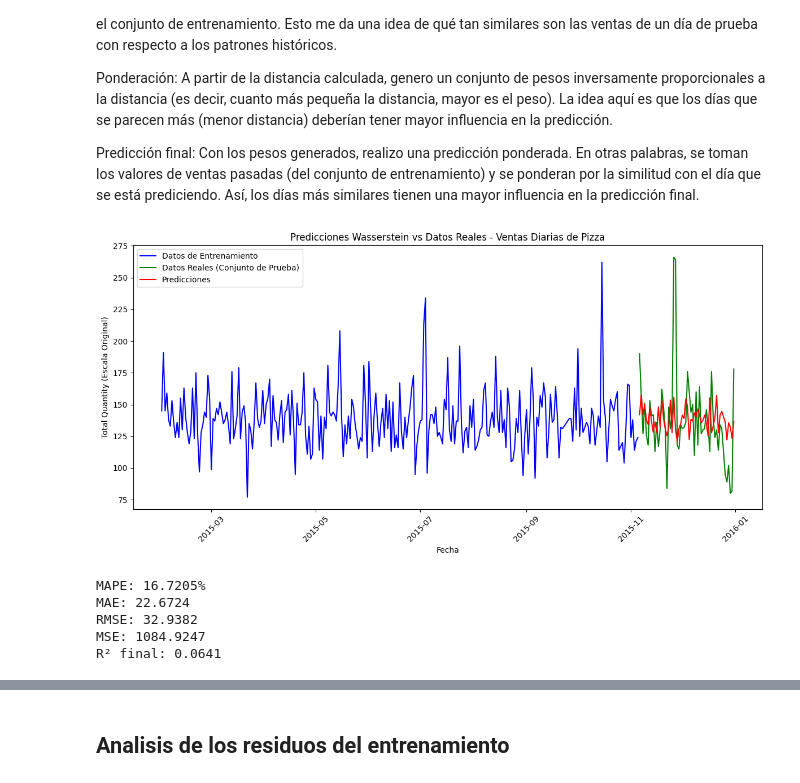
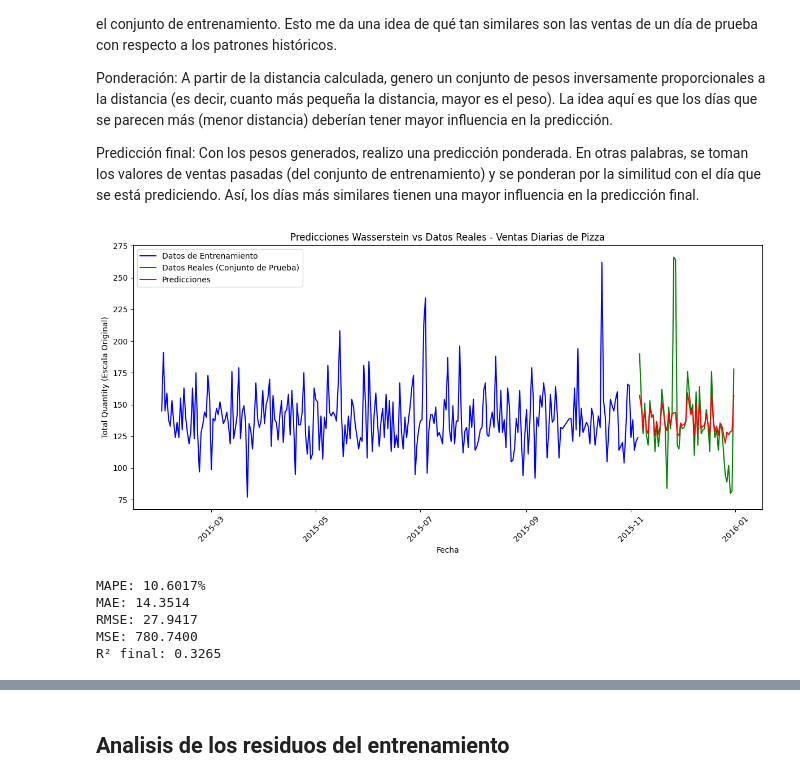
Before and after one commit to davidlizcanom16/lizcanollerenaproyectofinal, a Jupyter notebook: _sources/notebooks.ipynb, the cells around one changed output, grey strips where cells are left out. Drawn from its saved outputs; the diff is of its cells as text; code cells hidden in the pictures.

```diff
--- a/_sources/notebooks.ipynb
+++ b/_sources/notebooks.ipynb
@@ -1993,6 +2009,7 @@ import matplotlib.pyplot as plt
 from scipy.stats import wasserstein_distance
 from sklearn.metrics import mean_absolute_error, mean_squared_error, r2_score
 from sklearn.preprocessing import StandardScaler
+from sklearn.model_selection import TimeSeriesSplit
 
 # Leer el archivo Excel
 df = pd.read_excel(r"C:\Users\Davidlizcanom2486\Documents\Timeseries\jbook_ts202330\docs\PizzaSales.xlsx")
@@ -2014,6 +2031,10 @@ window = 7
 df_grouped_quantity_daily[f'lag_{lag}'] = df_grouped_quantity_daily['total_quantity'].shift(lag)
 df_grouped_quantity_daily[f'moving_average_{window}'] = df_grouped_quantity_daily['total_quantity'].rolling(window=window).mean()
 
+# Agregar más características temporales
+df_grouped_quantity_daily['day_of_week'] = df_grouped_quantity_daily.index.dayofweek
+df_grouped_quantity_daily['month'] = df_grouped_quantity_daily.index.month
+
 # Eliminar filas con valores nulos
 df_grouped_quantity_daily.dropna(inplace=True)
 
@@ -2032,56 +2053,79 @@ scaler = StandardScaler()
 X_train_scaled = scaler.fit_transform(X_train)
 X_test_scaled = scaler.transform(X_test)
 
 # Función para predecir utilizando la distancia de Wasserstein
-def wasserstein_prediction(train_X, train_y, test_X):
+def wasserstein_prediction(train_X, train_y, test_X, test_y):
     predictions = []
     for i in range(len(test_X)):
         dist = np.zeros(len(train_X))
         for j in range(len(train_X)):
-            # Calcular la distancia de Wasserstein
-            dist[j] = wasserstein_distance(train_y[j:j+1], train_y[i:i+1])
+            # Asegurarse de que los valores no sean nulos antes de calcular la distancia
+            if not np.isnan(train_y[j]) and not np.isnan(test_y[i]):
+                dist[j] = wasserstein_distance([train_y[j]], [test_y[i]])
+            else:
+                dist[j] = np.inf  # Asignar una distancia infinita si hay NaN
 
-        # Hacer la predicción ponderada
+        # Hacer la predicción ponderada solo si hay distancias válidas
         weight = 1 / (1 + dist)
-        prediction = np.sum(weight * train_y) / np.sum(weight)
+        weight[dist == np.inf] = 0  # Ignorar pesos infinitos
+
+        if np.sum(weight) > 0:  # Evitar división por cero
+            prediction = np.sum(weight * train_y) / np.sum(weight)
+        else:
+            prediction = np.nan  # Asignar NaN si no hay pesos válidos
+
         predictions.append(prediction)
 
     return np.array(predictions)
 
-# Realizar predicciones
-predictions = wasserstein_prediction(X_train_scaled, y_train, X_test_scaled)
+# Implementar validación cruzada para mejorar el modelo
+tscv = TimeSeriesSplit(n_splits=5)
+predictions_cv_list = []
+
+for train_index, test_index in tscv.split(X_train_scaled):
+    X_train_cv, X_test_cv = X_train_scaled[train_index], X_train_scaled[test_index]
+    y_train_cv, y_test_cv = y_train[train_index], y_train[test_index]
+
+    predictions_cv = wasserstein_prediction(X_train_cv, y_train_cv, X_test_scaled, y_test)  # Pasar y_test aquí
+    predictions_cv_list.append(predictions_cv)
+
+# Promediar las predicciones de cada pliegue (opcional)
+predictions = np.nanmean(predictions_cv_list, axis=0)  # Usar nanmean para ignorar NaNs
 
 # Graficar los resultados
 plt.figure(figsize=(12, 6))
 plt.plot(train_data.index, train_data['total_quantity'], label='Datos de Entrenamiento', color='blue')
 plt.plot(test_data.index, test_data['total_quantity'], label='Datos Reales (Conjunto de Prueba)', color='green')
 plt.plot(test_data.index, predictions, label='Predicciones', color='red')
 plt.title('Predicciones Wasserstein vs Datos Reales - Ventas Diarias de Pizza')
 plt.xlabel('Fecha')
 plt.ylabel('Total Quantity (Escala Original)')
 plt.legend()
 plt.xticks(rotation=45)
 plt.tight_layout()
 plt.show()
 
-# Calcular métricas de error
-mape = np.mean(np.abs((y_test - predictions) / y_test)) * 100
-mae = mean_absolute_error(y_test, predictions)
-rmse = np.sqrt(mean_squared_error(y_test, predictions))
-mse = mean_squared_error(y_test, predictions)
-r2 = r2_score(y_test, predictions)
+# Calcular métricas de error solo si hay predicciones válidas
+if not np.isnan(predictions).any():
+    mape = np.mean(np.abs((y_test - predictions) / y_test)) * 100
+    mae = mean_absolute_error(y_test, predictions)
+    rmse = np.sqrt(mean_squared_error(y_test, predictions))
+    mse = mean_squared_error(y_test, predictions)
+    r2 = r2_score(y_test, predictions)
 
-# Imprimir las métricas finales
-print(f'MAPE: {mape:.4f}%')
-print(f'MAE: {mae:.4f}')
-print(f'RMSE: {rmse:.4f}')
-print(f'MSE: {mse:.4f}')
-print(f'R² final: {r2:.4f}')
+    # Imprimir las métricas finales
+    print(f'MAPE: {mape:.4f}%')
+    print(f'MAE: {mae:.4f}')
+    print(f'RMSE: {rmse:.4f}')
+    print(f'MSE: {mse:.4f}')
+    print(f'R² final: {r2:.4f}')
+else:
+    print("No se pueden calcular métricas debido a predicciones inválidas.")
 # %% [output]
-[figure, old version]
+[figure, new version]
-MAPE: 16.7205%
-MAE: 22.6724
-RMSE: 32.9382
-MSE: 1084.9247
-R² final: 0.0641
+MAPE: 10.6017%
+MAE: 14.3514
+RMSE: 27.9417
+MSE: 780.7400
+R² final: 0.3265
 # %% [markdown]
```
Also changed, not shown: parts of 8 cells of this notebook, 6 other files.
